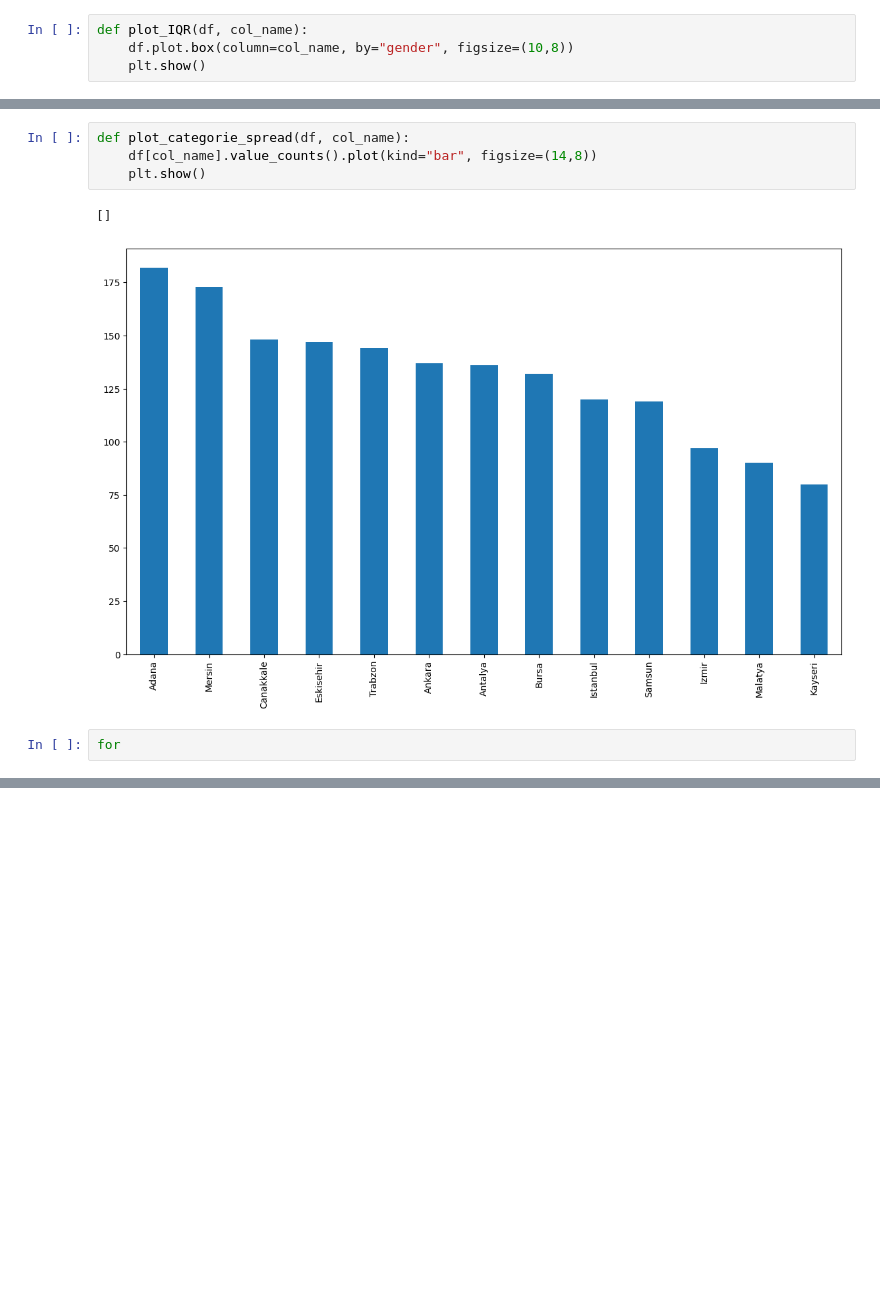
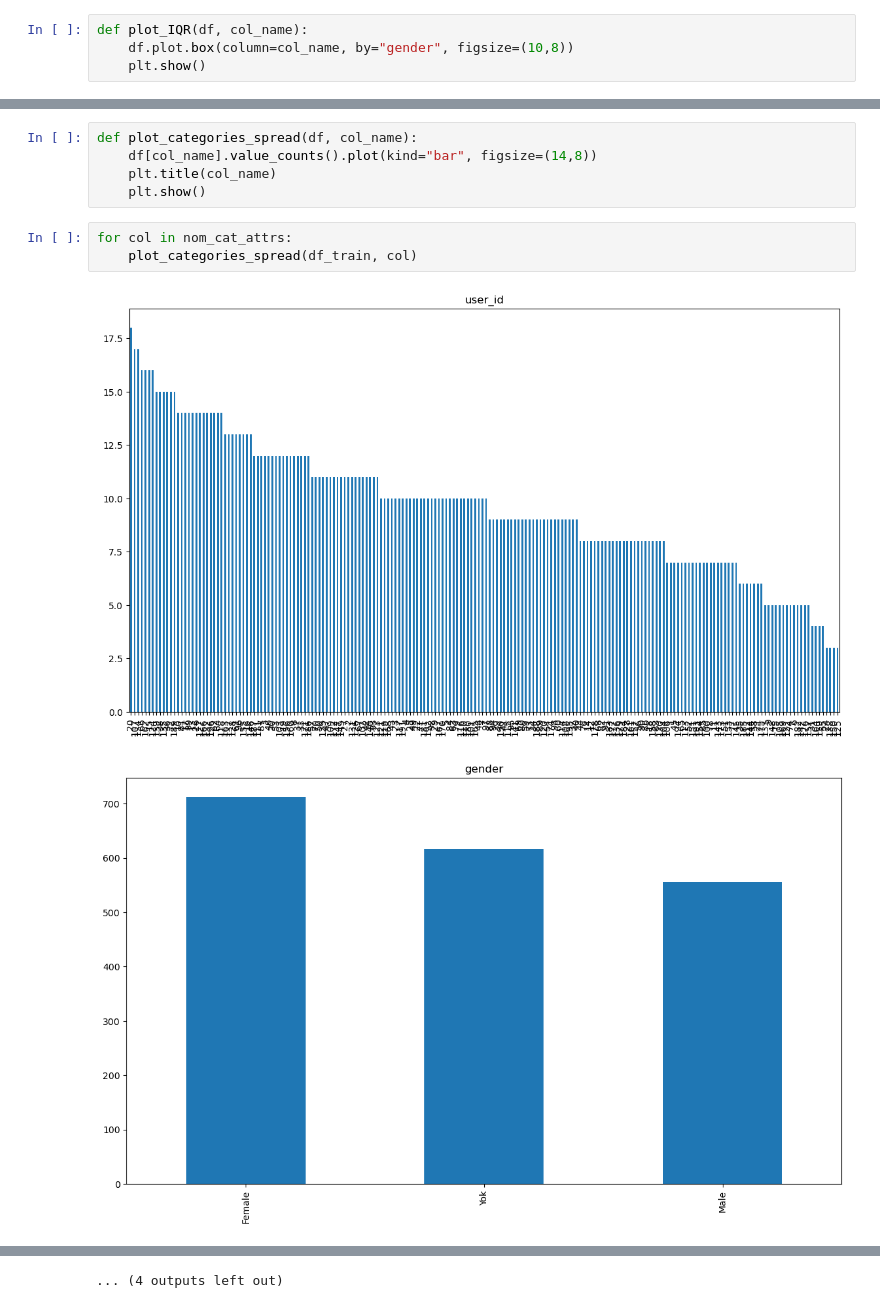
Before and after one commit to yusufmertcel/Pusula_YusufMert_Celikarslan, a Jupyter notebook: data_analysis.ipynb, the cells around one changed output, grey strips where cells are left out. Saved outputs shown, nothing was run; the diff lists cells and outputs as text; blank space fills up the shorter version.

```diff
--- a/data_analysis.ipynb
+++ b/data_analysis.ipynb
@@ -426,9 +414,11 @@ dtype: float64
 # %%
-def plot_categorie_spread(df, col_name):
+def plot_categories_spread(df, col_name):
     df[col_name].value_counts().plot(kind="bar", figsize=(14,8))
+    plt.title(col_name)
     plt.show()
-# %% [output]
-[]
-[figure, removed]
-# %%
-for
+# %%
+for col in nom_cat_attrs:
+    plot_categories_spread(df_train, col)
+# %% [output]
+[figure, added]
+[figure, added]
@@ -434,0 +435 @@ for
+... (4 outputs left out)
```
Also changed, not shown: parts of 18 cells of this notebook.
